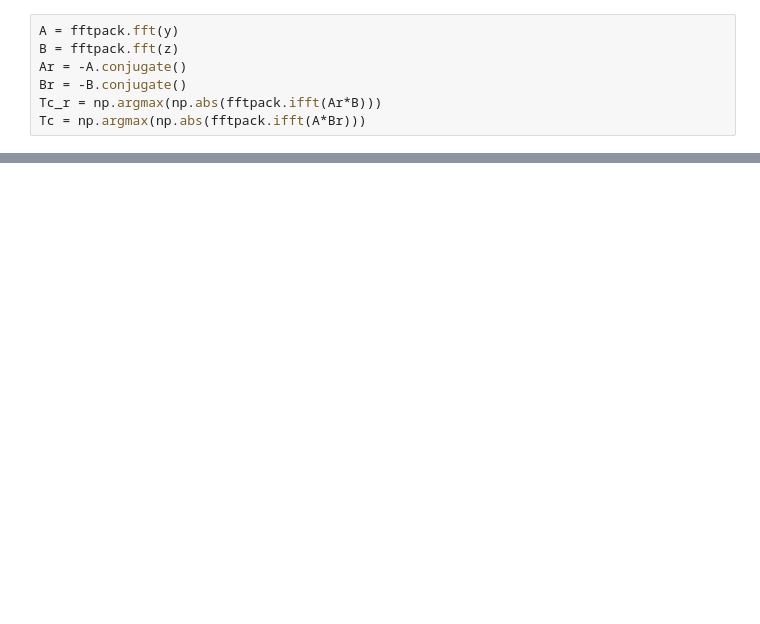
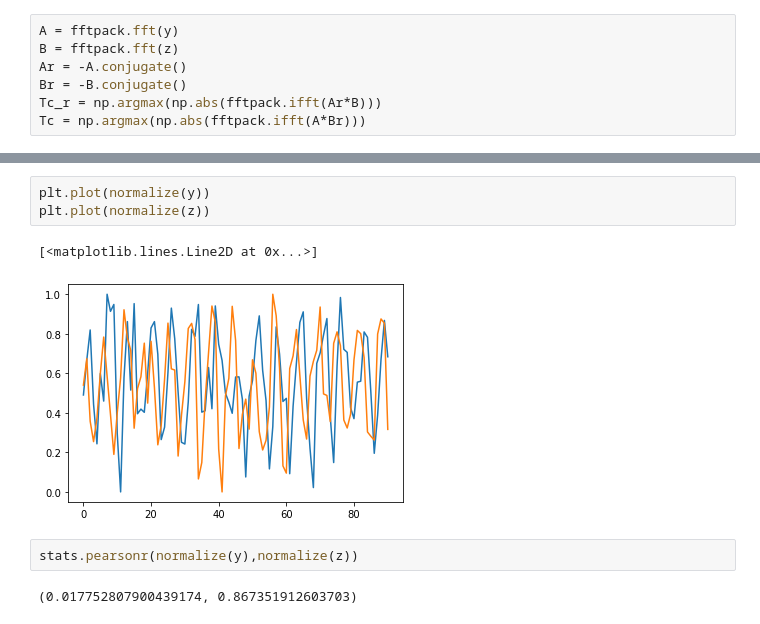
Before and after one commit to kashingtonDC/RespTime, a Jupyter notebook: code/synthetic_example.ipynb, the cells around one changed output, grey strips where cells are left out. Saved outputs shown, nothing was run; the diff lists cells and outputs as text; blank space fills up the shorter version.

```diff
--- a/code/synthetic_example.ipynb
+++ b/code/synthetic_example.ipynb
@@ -28,0 +62,10 @@ plt.plot(x,z)
+# %%
+plt.plot(normalize(y))
+plt.plot(normalize(z))
+# %% [output]
+[<matplotlib.lines.Line2D at 0x...>]
+[figure, added]
+# %%
+stats.pearsonr(normalize(y),normalize(z))
+# %% [output]
+(0.017752807900439174, 0.867351912603703)
```
Also changed, not shown: parts of 11 cells of this notebook.
